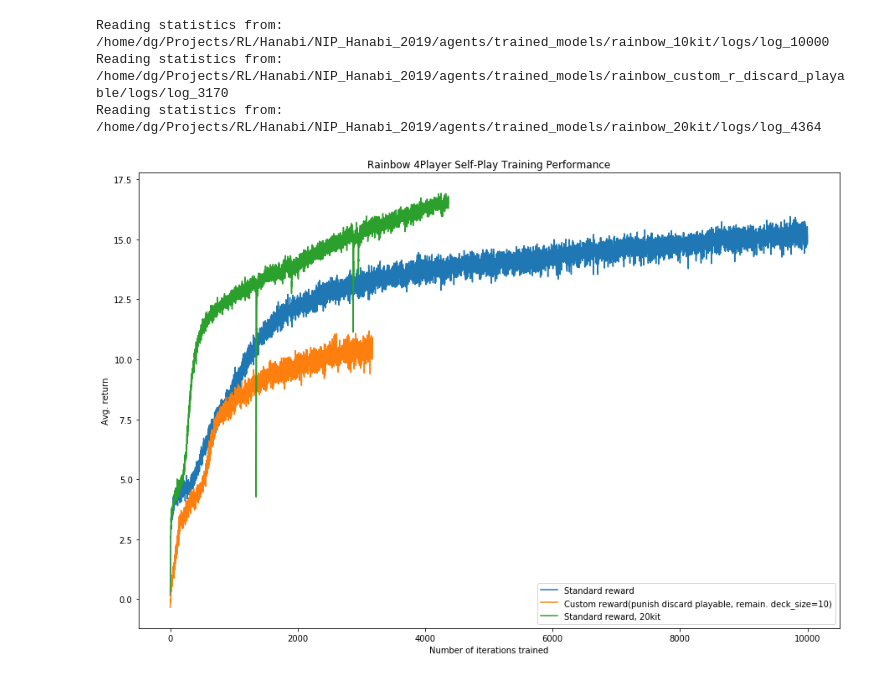
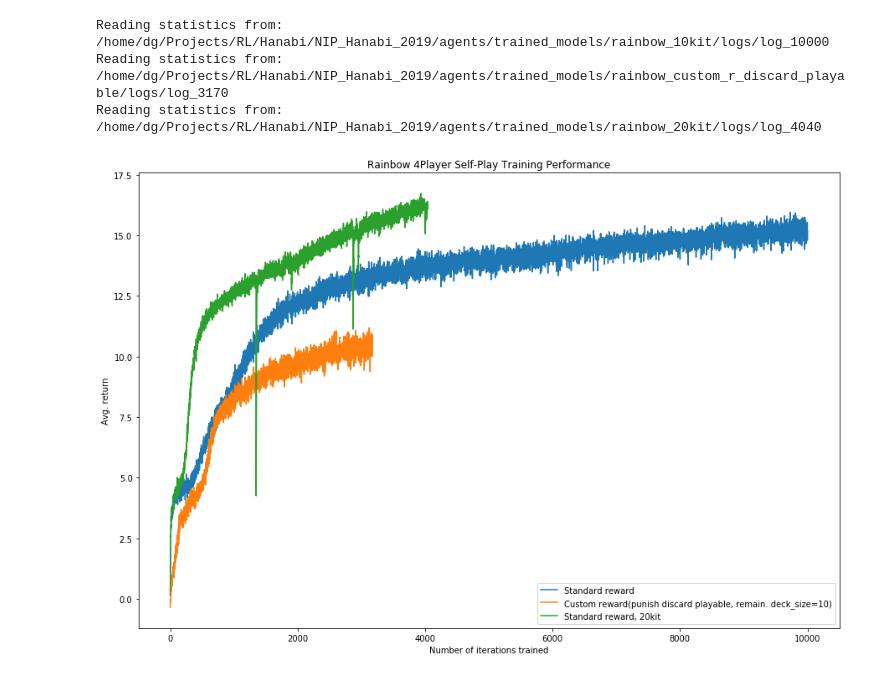
Before and after one commit to Jarris81/NIP_Hanabi_2019, a Jupyter notebook: agents/LogViz.ipynb, the cells around one changed output. Cells and saved outputs as stored; diff of their text form; code cells hidden in the pictures.

```diff
--- a/agents/LogViz.ipynb
+++ b/agents/LogViz.ipynb
@@ -7,26 +7,26 @@ from dopamine.colab import utils
 # %%
 fig = plt.figure(figsize=(15,10))
 
 stats = utils.load_statistics(os.getcwd()+"/trained_models/rainbow_10kit/logs", iteration_number=10000, verbose=True)[0]
 avg_return = [stats['iter%s' % (i)]['average_return'] for i in range(len(stats.values()))]
 plt.plot(range(len(stats.keys())),np.ravel(avg_return), label="Standard reward")
 
 stats_punished = utils.load_statistics(os.getcwd()+"/trained_models/rainbow_custom_r_discard_playable/logs", iteration_number=3170, verbose=True)[0]
 avg_return_punished = [stats_punished['iter%s' % (i)]['average_return'] for i in range(len(stats_punished.values()))]
 plt.plot(range(len(stats_punished.keys())),np.ravel(avg_return_punished), label="Custom reward(punish discard playable, remain. deck_size=10)")
 
-stats_20k = utils.load_statistics(os.getcwd()+"/trained_models/rainbow_20kit/logs", iteration_number=4364, verbose=True)[0]
+stats_20k = utils.load_statistics(os.getcwd()+"/trained_models/rainbow_20kit/logs", iteration_number=4040, verbose=True)[0]
 avg_return_20k = [stats_20k['iter%s' % (i)]['average_return'] for i in range(len(stats_20k.values()))]
 plt.plot(range(len(stats_20k.keys())),np.ravel(avg_return_20k), label="Standard reward, 20kit")
 
 
 plt.ylabel("Avg. return")
 plt.xlabel("Number of iterations trained")
 plt.title("Rainbow 4Player Self-Play Training Performance")
 plt.legend()
 plt.show()
 # %% [output]
 Reading statistics from: /home/dg/Projects/RL/Hanabi/NIP_Hanabi_2019/agents/trained_models/rainbow_10kit/logs/log_10000
 Reading statistics from: /home/dg/Projects/RL/Hanabi/NIP_Hanabi_2019/agents/trained_models/rainbow_custom_r_discard_playable/logs/log_3170
-Reading statistics from: /home/dg/Projects/RL/Hanabi/NIP_Hanabi_2019/agents/trained_models/rainbow_20kit/logs/log_4364
+Reading statistics from: /home/dg/Projects/RL/Hanabi/NIP_Hanabi_2019/agents/trained_models/rainbow_20kit/logs/log_4040
-[figure, old version]
+[figure, new version]
```
Also changed, not shown: 11 other files.
